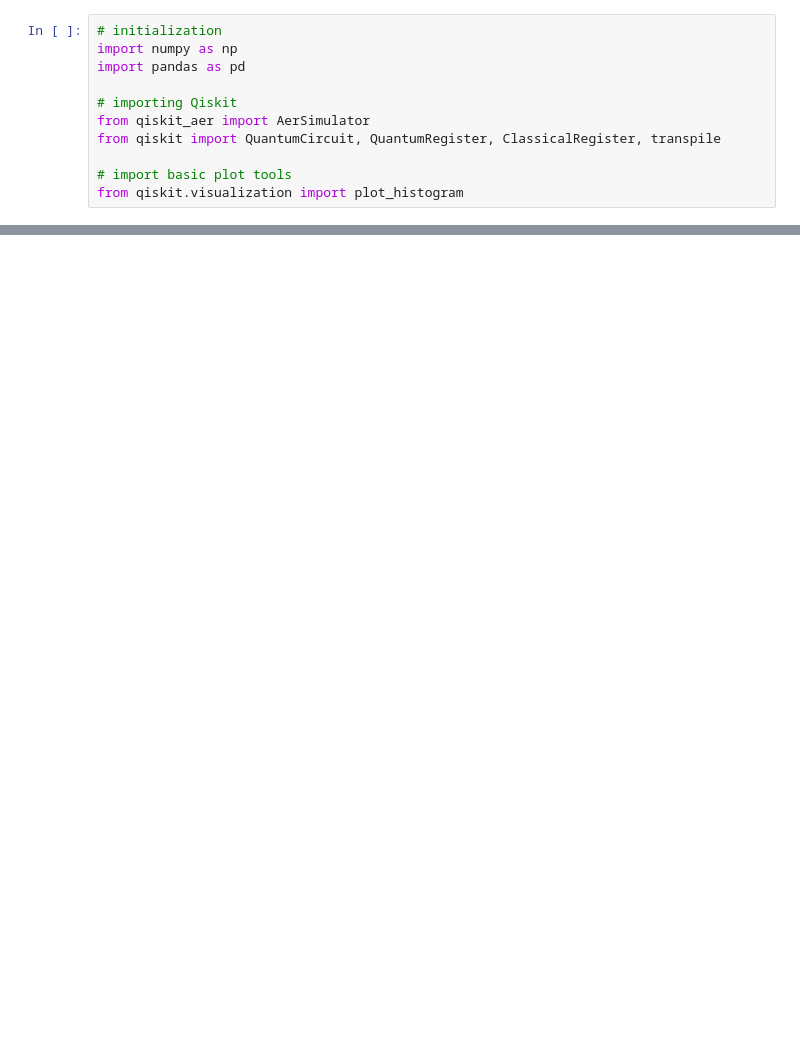
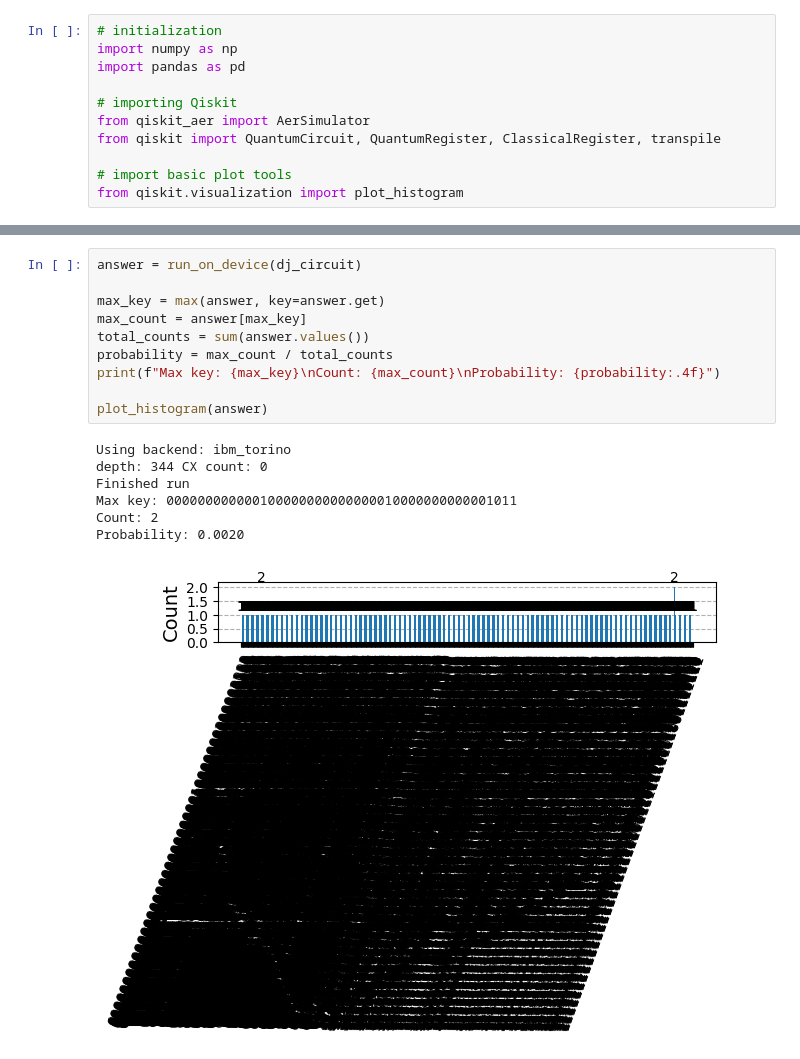
Before and after one commit to tglik/QuantumLearn, a Jupyter notebook: Deutsch-Jozsa.ipynb, the cells around one changed output, grey strips where cells are left out. Drawn from its saved outputs; the diff is of its cells as text; blank space fills up the shorter version.

```diff
--- a/Deutsch-Jozsa.ipynb
+++ b/Deutsch-Jozsa.ipynb
@@ -121,0 +118,18 @@ Finished run
+# %%
+answer = run_on_device(dj_circuit)
+
+max_key = max(answer, key=answer.get)
+max_count = answer[max_key]
+total_counts = sum(answer.values())
+probability = max_count / total_counts
+print(f"Max key: {max_key}\nCount: {max_count}\nProbability: {probability:.4f}")
+
+plot_histogram(answer)
+# %% [output]
+Using backend: ibm_torino
+depth: 344 CX count: 0
+Finished run
+Max key: 000000000000100000000000000010000000000001011
+Count: 2
+Probability: 0.0020
+[figure, added]
```
Also changed, not shown: parts of 5 cells of this notebook.
